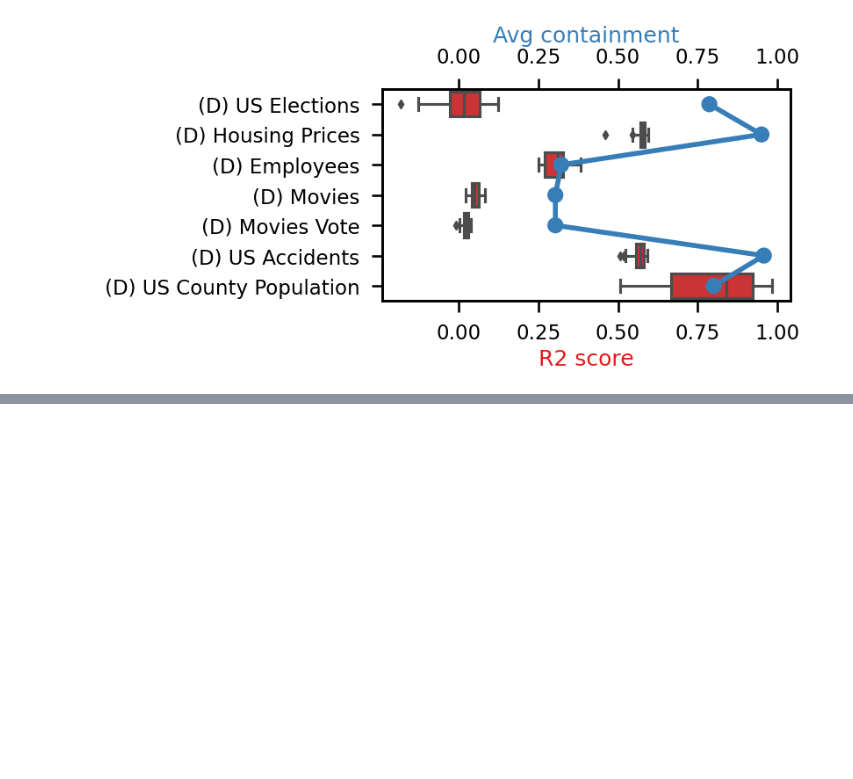
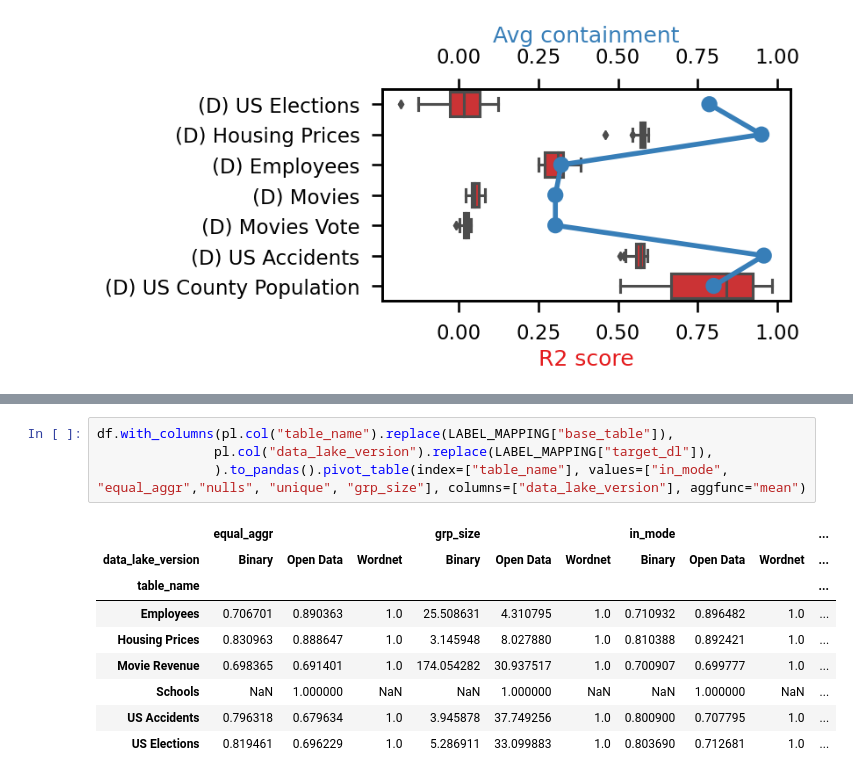
Before and after one commit to rcap107/retrieve-merge-predict, a Jupyter notebook: notebooks/Analyzing query results.ipynb, the cells around one changed output, grey strips where cells are left out. Saved outputs shown, nothing was run; the diff lists cells and outputs as text; blank space fills up the shorter version.

```diff
--- a/notebooks/Analyzing query results.ipynb
+++ b/notebooks/Analyzing query results.ipynb
@@ -415,0 +476,14 @@ fig.savefig("images/r2score_containment_boxplot.png")
+# %%
+df.with_columns(pl.col("table_name").replace(LABEL_MAPPING["base_table"]),
+               pl.col("data_lake_version").replace(LABEL_MAPPING["target_dl"]),
+               ).to_pandas().pivot_table(index=["table_name"], values=["in_mode", "equal_aggr","nulls", "unique", "grp_size"], columns=["data_lake_version"], aggfunc="mean")
+# %% [output]
+|  | equal_aggr |  |  | grp_size |  |  | in_mode |  |  | ... |
+| data_lake_version | Binary | Open Data | Wordnet | Binary | Open Data | Wordnet | Binary | Open Data | Wordnet | ... |
+| table_name |  |  |  |  |  |  |  |  |  | ... |
+| Employees | 0.706701 | 0.890363 | 1.0 | 25.508631 | 4.310795 | 1.0 | 0.710932 | 0.896482 | 1.0 | ... |
+| Housing Prices | 0.830963 | 0.888647 | 1.0 | 3.145948 | 8.027880 | 1.0 | 0.810388 | 0.892421 | 1.0 | ... |
+| Movie Revenue | 0.698365 | 0.691401 | 1.0 | 174.054282 | 30.937517 | 1.0 | 0.700907 | 0.699777 | 1.0 | ... |
+| Schools | NaN | 1.000000 | NaN | NaN | 1.000000 | NaN | NaN | 1.000000 | NaN | ... |
+| US Accidents | 0.796318 | 0.679634 | 1.0 | 3.945878 | 37.749256 | 1.0 | 0.800900 | 0.707795 | 1.0 | ... |
+| US Elections | 0.819461 | 0.696229 | 1.0 | 5.286911 | 33.099883 | 1.0 | 0.803690 | 0.712681 | 1.0 | ... |
```
Also changed, not shown: parts of 15 cells of this notebook, 1 other file.
